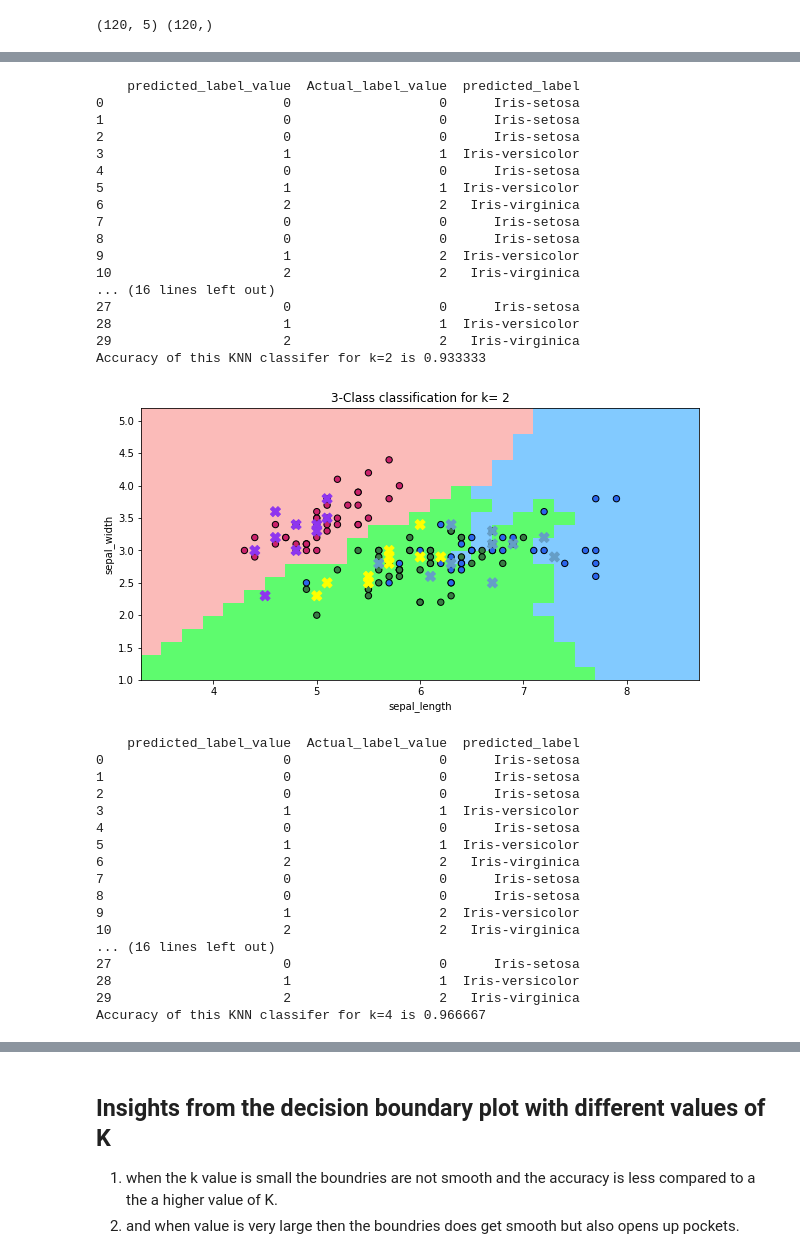
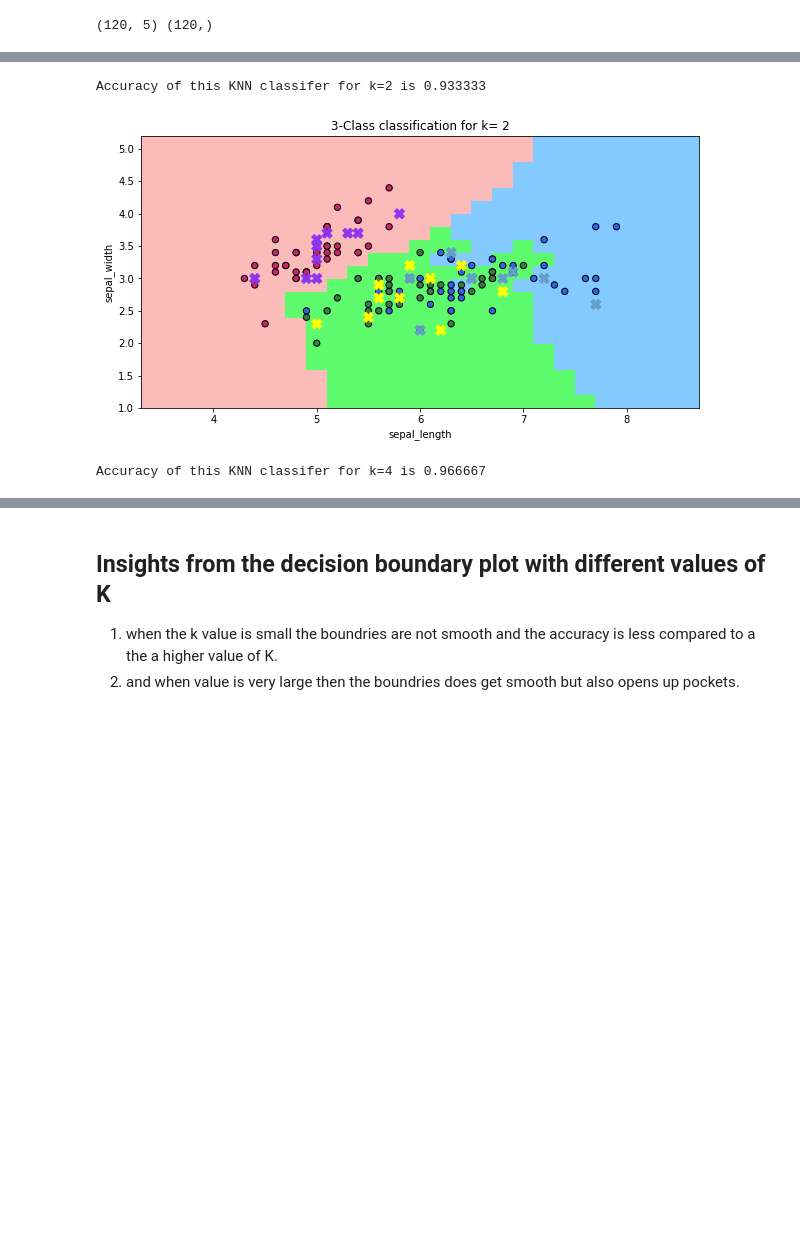
Before and after one commit to patelrajb6/KNN_classifer_implemented, a Jupyter notebook: rpate375-KNN.ipynb, the cells around one changed output, grey strips where cells are left out. Drawn from its saved outputs; the diff is of its cells as text; code cells hidden in the pictures; blank space fills up the shorter version.

```diff
--- a/rpate375-KNN.ipynb
+++ b/rpate375-KNN.ipynb
@@ -109,9 +110,10 @@ plotly_compare_features_by_class(X_train)
 cmap_light = ListedColormap(['#FBBBB9', '#5EFB6E', '#82CAFF'])
 cmap_bold = ListedColormap(['#CA226B', '#387C44', '#2B65EC'])
 cmap_test = ListedColormap(['#8E35EF', '#FFFF00', '#659EC7'])
-def decision_boundary_plot(train,target,test,test_target,k):
+def decision_boundary_plot(train,target,test,test_target,k,p):
+
     train=train.iloc[:,:2]
-    model = KNeighborsClassifier(k)
+    model = KNeighborsClassifier(n_neighbors=k,p=p)
     model.fit(train,target)
     #meshstep size parameter
     h=0.2
@@ -158,64 +147,32 @@ Accuracy of this KNN classifer for k=1 is 0.966667
 # %%
 # for different value of k plotting the boundary and predicting the class label.
-predicted_labels=k_nearest_neighbor(X_train,X_test,'euclidean',2)
+predicted_labels=k_nearest_neighbor(X_train,y_train,X_test,'euclidean',2)
 test_prediction_results(predicted_labels,y_test,labelencoder,2)
-decision_boundary_plot(X_train,y_train,X_test,y_test,2)
+decision_boundary_plot(X_train,y_train,X_test,y_test,2,2)
 
 
-predicted_labels=k_nearest_neighbor(X_train,X_test,'euclidean',4)
+predicted_labels=k_nearest_neighbor(X_train,y_train,X_test,'euclidean',4)
 test_prediction_results(predicted_labels,y_test,labelencoder,4)
-decision_boundary_plot(X_train,y_train,X_test,y_test,4)
+decision_boundary_plot(X_train,y_train,X_test,y_test,4,2)
 
 
 
-predicted_labels=k_nearest_neighbor(X_train,X_test,'euclidean',6)
+predicted_labels=k_nearest_neighbor(X_train,y_train,X_test,'euclidean',6)
 test_prediction_results(predicted_labels,y_test,labelencoder,6)
-decision_boundary_plot(X_train,y_train,X_test,y_test,6)
+decision_boundary_plot(X_train,y_train,X_test,y_test,6,2)
 
 
 
-predicted_labels=k_nearest_neighbor(X_train,X_test,'euclidean',10)
+predicted_labels=k_nearest_neighbor(X_train,y_train,X_test,'euclidean',10)
 test_prediction_results(predicted_labels,y_test,labelencoder,10)
-decision_boundary_plot(X_train,y_train,X_test,y_test,10)
+decision_boundary_plot(X_train,y_train,X_test,y_test,10,2)
 
 
 
-predicted_labels=k_nearest_neighbor(X_train,X_test,'euclidean',15)
+predicted_labels=k_nearest_neighbor(X_train,y_train,X_test,'euclidean',15)
 test_prediction_results(predicted_labels,y_test,labelencoder,15)
-decision_boundary_plot(X_train,y_train,X_test,y_test,15)
+decision_boundary_plot(X_train,y_train,X_test,y_test,15,2)
 # %% [output]
-    predicted_label_value  Actual_label_value  predicted_label
-0                       0                   0      Iris-setosa
-1                       0                   0      Iris-setosa
-2                       0                   0      Iris-setosa
-3                       1                   1  Iris-versicolor
-4                       0                   0      Iris-setosa
-5                       1                   1  Iris-versicolor
-6                       2                   2   Iris-virginica
-7                       0                   0      Iris-setosa
-8                       0                   0      Iris-setosa
-9                       1                   2  Iris-versicolor
-10                      2                   2   Iris-virginica
-... (16 lines left out)
-27                      0                   0      Iris-setosa
-28                      1                   1  Iris-versicolor
-29                      2                   2   Iris-virginica
 Accuracy of this KNN classifer for k=2 is 0.933333
-[figure, old version]
+[figure, new version]
-    predicted_label_value  Actual_label_value  predicted_label
-0                       0                   0      Iris-setosa
-1                       0                   0      Iris-setosa
-2                       0                   0      Iris-setosa
-3                       1                   1  Iris-versicolor
-4                       0                   0      Iris-setosa
-5                       1                   1  Iris-versicolor
-6                       2                   2   Iris-virginica
-7                       0                   0      Iris-setosa
-8                       0                   0      Iris-setosa
-9                       1                   2  Iris-versicolor
-10                      2                   2   Iris-virginica
-... (16 lines left out)
-27                      0                   0      Iris-setosa
-28                      1                   1  Iris-versicolor
-29                      2                   2   Iris-virginica
 Accuracy of this KNN classifer for k=4 is 0.966667
```
Also changed, not shown: parts of 17 cells of this notebook, 1 other file.
